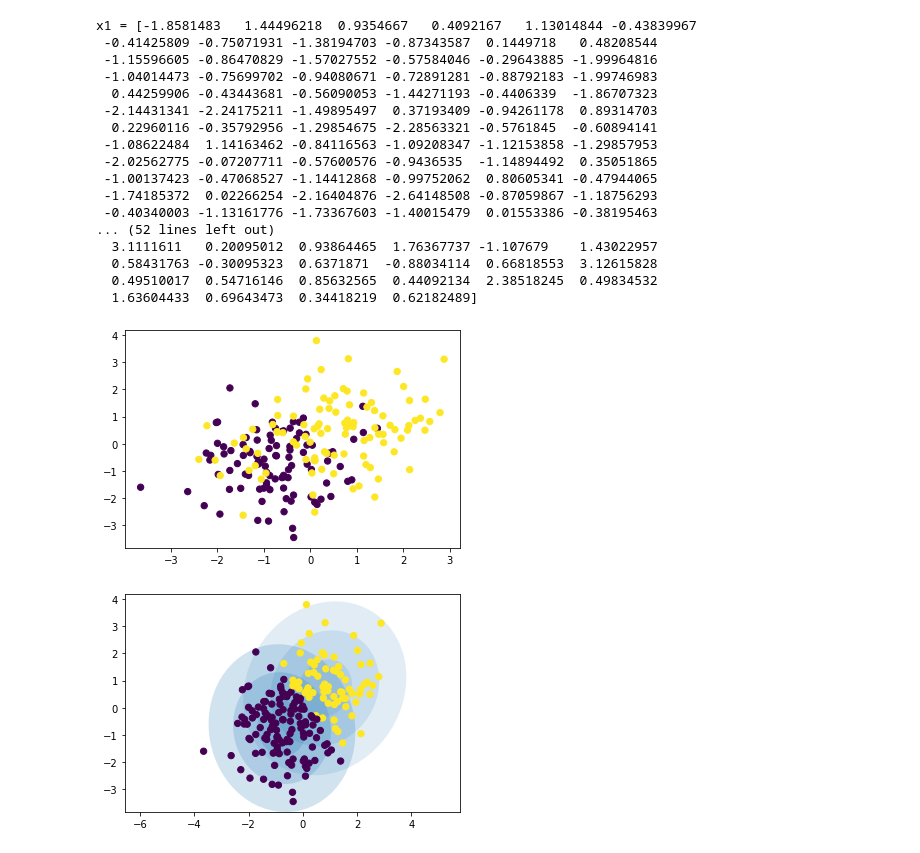
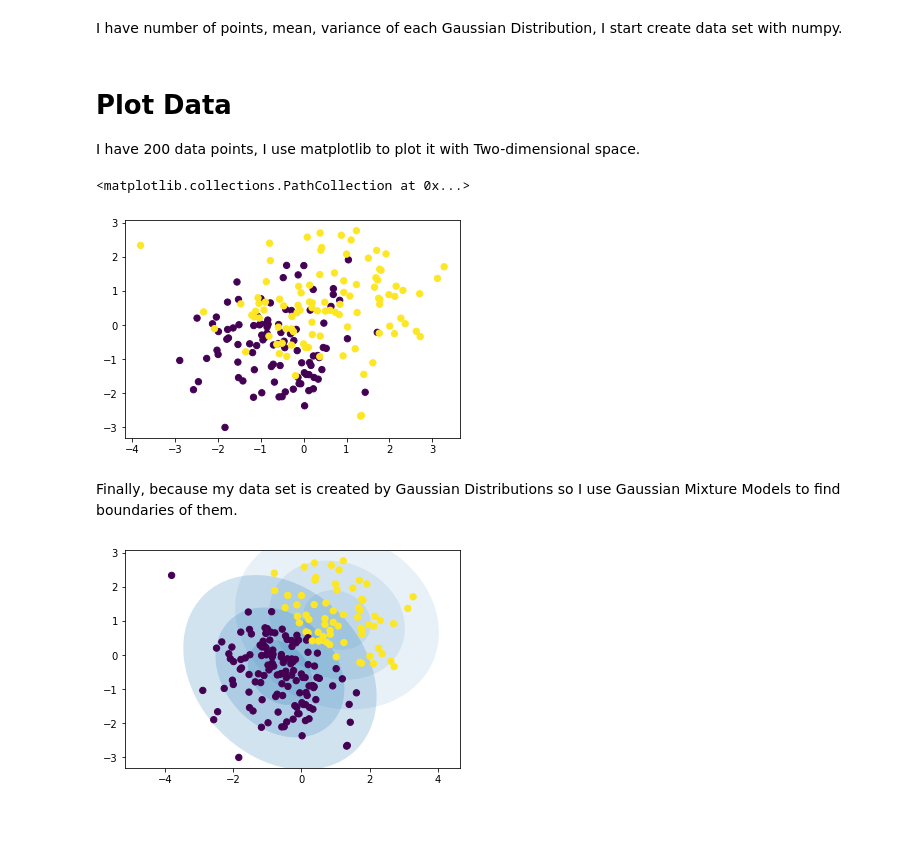
Before and after one commit to cuongphamduc/Tiki-Assignment, a Jupyter notebook: Tiki.ipynb, the cells around one changed output. Drawn from its saved outputs; the diff is of its cells as text; code cells hidden in the pictures; blank space fills up the shorter version.

```diff
--- a/Tiki.ipynb
+++ b/Tiki.ipynb
@@ -1,11 +4,8 @@
 # %%
-# Create random number of points of the Gaussian component to be generated from it
-
 import random
 
 def random_with_sum(n, total):
-    dividers = sorted(random.sample(range(1, total), n - 1))
-    return [a - b for a, b in zip(dividers + [total], [0] + dividers)]
+    return np.random.multinomial(total, np.ones(n)/n, size=1)[0]
 
 z1 = random_with_sum(5, 100)
 z2 = random_with_sum(5, 100)
@@ -33,43 +33,22 @@ mean2 = [0.2, 0.0, 0.6, 1.0, 0.8]
+# %% [markdown]
+I have number of points, mean, variance of each Gaussian Distribution, I start create data set with numpy.
 # %%
-# Create data set from two Mixture Gaussian
-
 import numpy as np
 
 x1 = np.empty((0, 0))
 x2 = np.empty((0, 0))
 y1 = np.empty((0, 0))
 y2 = np.empty((0, 0))
+
 for i in range(5):
     x1 = np.append(x1, np.random.normal(mean1[i], 1, z1[i]))
     y1 = np.append(y1, np.random.normal(mean1[i], 1, z1[i]))
     x2 = np.append(x2, np.random.normal(mean2[i], 1, z2[i]))
     y2 = np.append(y2, np.random.normal(mean2[i], 1, z2[i]))
-
-print('x1 =', x1)
-print('y1 =', y1)
-print('x2 =', x2)
-print('y2 =', y2)
-# %% [output]
-x1 = [-1.8581483   1.44496218  0.9354667   0.4092167   1.13014844 -0.43839967
- -0.41425809 -0.75071931 -1.38194703 -0.87343587  0.1449718   0.48208544
- -1.15596605 -0.86470829 -1.57027552 -0.57584046 -0.29643885 -1.99964816
- -1.04014473 -0.75699702 -0.94080671 -0.72891281 -0.88792183 -1.99746983
-  0.44259906 -0.43443681 -0.56090053 -1.44271193 -0.4406339  -1.86707323
- -2.14431341 -2.24175211 -1.49895497  0.37193409 -0.94261178  0.89314703
-  0.22960116 -0.35792956 -1.29854675 -2.28563321 -0.5761845  -0.60894141
- -1.08622484  1.14163462 -0.84116563 -1.09208347 -1.12153858 -1.29857953
- -2.02562775 -0.07207711 -0.57600576 -0.9436535  -1.14894492  0.35051865
- -1.00137423 -0.47068527 -1.14412868 -0.99752062  0.80605341 -0.47944065
- -1.74185372  0.02266254 -2.16404876 -2.64148508 -0.87059867 -1.18756293
- -0.40340003 -1.13161776 -1.73367603 -1.40015479  0.01553386 -0.38195463
-... (52 lines left out)
-  3.1111611   0.20095012  0.93864465  1.76367737 -1.107679    1.43022957
-  0.58431763 -0.30095323  0.6371871  -0.88034114  0.66818553  3.12615828
-  0.49510017  0.54716146  0.85632565  0.44092134  2.38518245  0.49834532
-  1.63604433  0.69643473  0.34418219  0.62182489]
+# %% [markdown]
+<h1>Plot Data</h1>
+I have 200 data points, I use matplotlib to plot it with Two-dimensional space.
 # %%
-# Plot data
-
 import matplotlib.pyplot as plt
 
 X = []
@@ -78,6 +57,7 @@ y = []
 for i in range(len(x1)):
     X.append([x1[i], y1[i]])
     y.append(1)
+
 for i in range(len(x2)):
     X.append([x2[i], y2[i]])
     y.append(2)
@@ -86,45 +66,43 @@ X = np.asarray(X)
 labels = np.asarray(y)
 plt.scatter(X[:, 0], X[:, 1], c=labels, s=40, cmap='viridis')
 # %% [output]
+<matplotlib.collections.PathCollection at 0x...>
-[figure, old version]
+[figure, new version]
+# %% [markdown]
+Finally, because my data set is created by Gaussian Distributions so I use Gaussian Mixture Models to find boundaries of them.
 # %%
-# Draw GMM boundary
-
 from matplotlib.patches import Ellipse
+from sklearn.mixture import GaussianMixture as GMM
 
 def draw_ellipse(position, covariance, ax=None, **kwargs):
-    """Draw an ellipse with a given position and covariance"""
     ax = ax or plt.gca()
 
-    # Convert covariance to principal axes
     if covariance.shape == (2, 2):
         U, s, Vt = np.linalg.svd(covariance)
         angle = np.degrees(np.arctan2(U[1, 0], U[0, 0]))
         width, height = 2 * np.sqrt(s)
     else:
         angle = 0
         width, height = 2 * np.sqrt(covariance)
 
-    # Draw the Ellipse
     for nsig in range(1, 4):
         ax.add_patch(Ellipse(position, nsig * width, nsig * height,
                              angle, **kwargs))
 
 def plot_gmm(gmm, X, label=True, ax=None):
     ax = ax or plt.gca()
     labels = gmm.fit(X).predict(X)
     if label:
         ax.scatter(X[:, 0], X[:, 1], c=labels, s=40, cmap='viridis', zorder=2)
     else:
         ax.scatter(X[:, 0], X[:, 1], s=40, zorder=2)
     ax.axis('equal')
 
     w_factor = 0.2 / gmm.weights_.max()
     for pos, covar, w in zip(gmm.means_, gmm.covariances_, gmm.weights_):
         draw_ellipse(pos, covar, alpha=w * w_factor)
 
-from sklearn.mixture import GaussianMixture as GMM
 gmm = GMM(n_components=2)
 plot_gmm(gmm, X)
 # %% [output]
-[figure, old version]
+[figure, new version]
```
Also changed, not shown: parts of 4 cells of this notebook.
